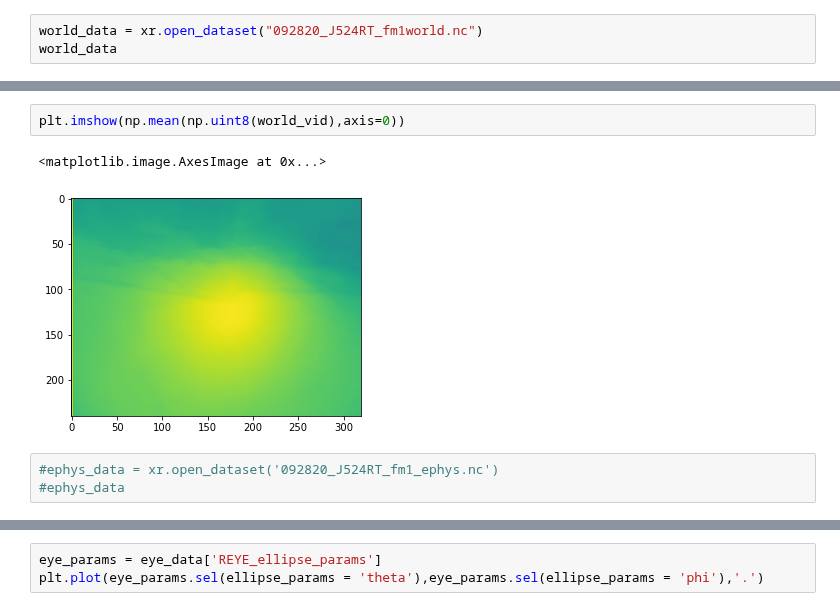
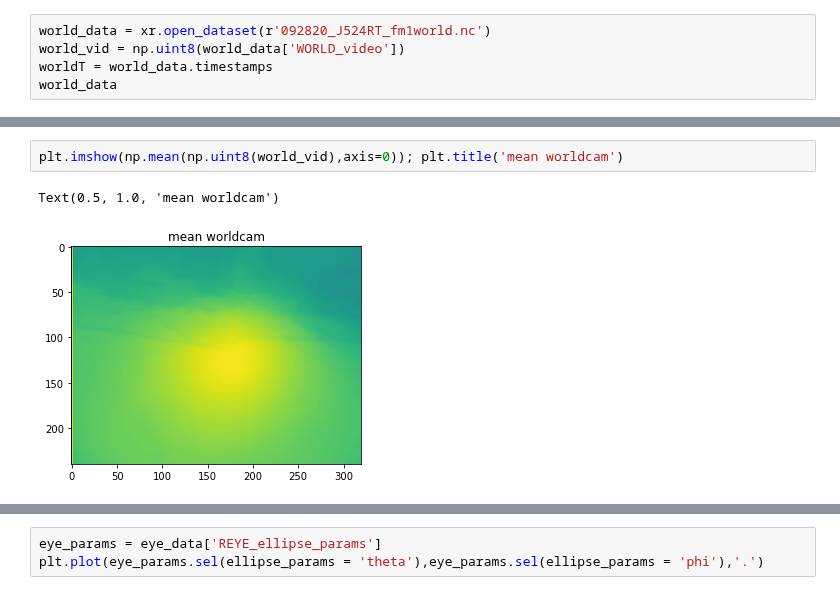
Before and after one commit to nielllab/FreelyMovingEphys, a Jupyter notebook: cmn_practice.ipynb, the cells around one changed output, grey strips where cells are left out. Saved outputs shown, nothing was run; the diff lists cells and outputs as text.

```diff
--- a/cmn_practice.ipynb
+++ b/cmn_practice.ipynb
@@ -37,5 +43,7 @@ mpl.rcParams['animation.ffmpeg_path'] = r'C:\Program Files\ffmpeg\bin\ffmpeg.exe
 # %%
-world_data = xr.open_dataset("092820_J524RT_fm1world.nc")
+world_data = xr.open_dataset(r'092820_J524RT_fm1world.nc')
+world_vid = np.uint8(world_data['WORLD_video'])
+worldT = world_data.timestamps
 world_data
 # %% [output]
 <xarray.Dataset>
@@ -71,8 +64,5 @@ array([[[ 24, 143, 108, ..., 125, 128, 128],
 # %%
-plt.imshow(np.mean(np.uint8(world_vid),axis=0))
+plt.imshow(np.mean(np.uint8(world_vid),axis=0)); plt.title('mean worldcam')
 # %% [output]
-<matplotlib.image.AxesImage at 0x...>
+Text(0.5, 1.0, 'mean worldcam')
-[figure, old version]
+[figure, new version]
-# %%
-#ephys_data = xr.open_dataset('092820_J524RT_fm1_ephys.nc')
-#ephys_data
```
Also changed, not shown: parts of 33 cells of this notebook.
